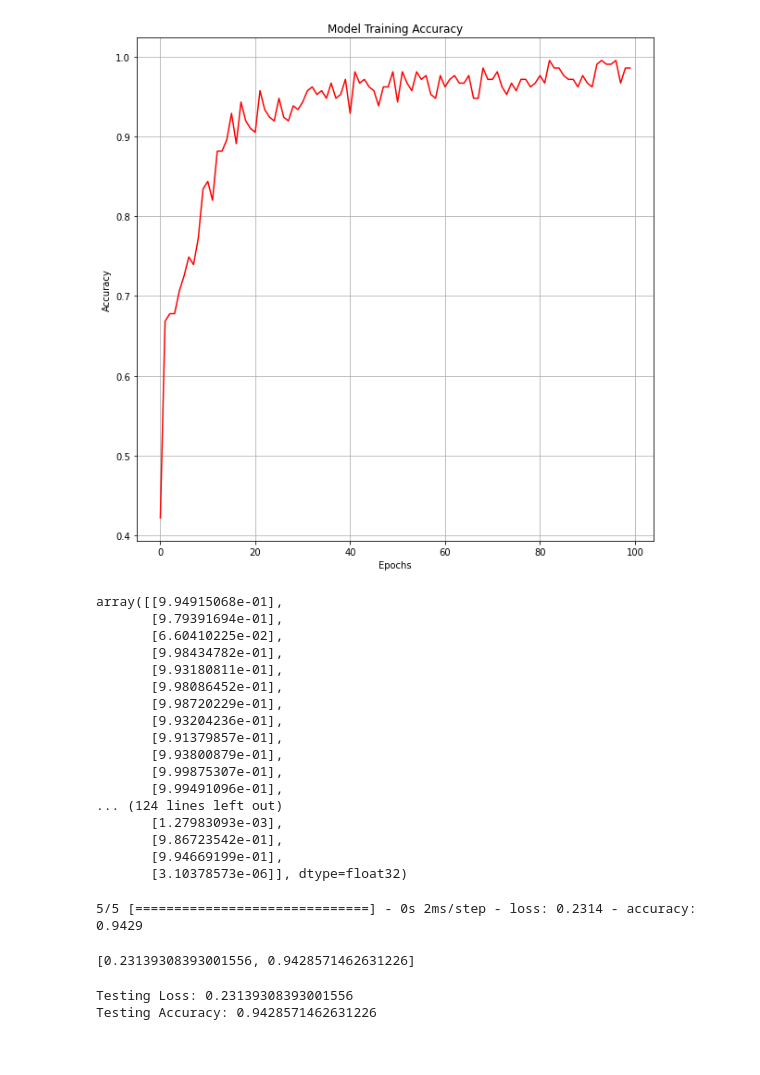
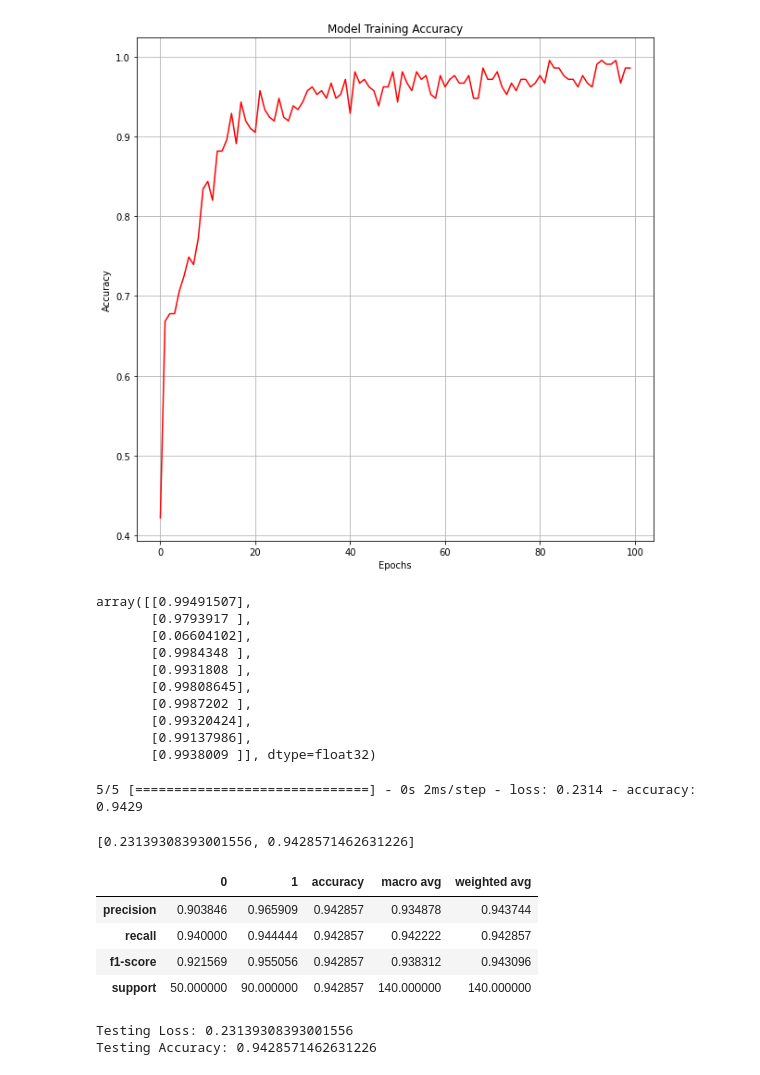
Before and after one commit to SyedHuzaifa007/PIAIC-Deep-Learning-Assignment, a Jupyter notebook: Ionosphere_Assignment.ipynb, the cells around one changed output. Cells and saved outputs as stored; diff of their text form; code cells hidden in the pictures.

```diff
--- a/Ionosphere_Assignment.ipynb
+++ b/Ionosphere_Assignment.ipynb
@@ -365,26 +387,18 @@ plt.show()
 # %%
 # Making Predictions On Test Data
 predictions = model.predict(test_data)
+predictions[:10]
+# %% [output]
+array([[0.99491507],
+       [0.9793917 ],
+       [0.06604102],
+       [0.9984348 ],
+       [0.9931808 ],
+       [0.99808645],
+       [0.9987202 ],
+       [0.99320424],
+       [0.99137986],
+       [0.9938009 ]], dtype=float32)
-# %%
-predictions
-# %% [output]
-array([[9.94915068e-01],
-       [9.79391694e-01],
-       [6.60410225e-02],
-       [9.98434782e-01],
-       [9.93180811e-01],
-       [9.98086452e-01],
-       [9.98720229e-01],
-       [9.93204236e-01],
-       [9.91379857e-01],
-       [9.93800879e-01],
-       [9.99875307e-01],
-       [9.99491096e-01],
-... (124 lines left out)
-       [1.27983093e-03],
-       [9.86723542e-01],
-       [9.94669199e-01],
-       [3.10378573e-06]], dtype=float32)
 # %%
 # Testing Model On Test Data
 testing = model.evaluate(test_data, test_labels)
@@ -392,4 +406,17 @@ testing
 # %% [output]
 5/5 [==============================] - 0s 2ms/step - loss: 0.2314 - accuracy: 0.9429
 [0.23139308393001556, 0.9428571462631226]
+# %%
+# Making Classification Report
+from sklearn.metrics import classification_report
+model_classification_report = classification_report(test_labels, predictions.round(), output_dict=True)
+# %%
+classification_report_df = pd.DataFrame(model_classification_report)
+classification_report_df
+# %% [output]
+|  | 0 | 1 | accuracy | macro avg | weighted avg |
+| precision | 0.903846 | 0.965909 | 0.942857 | 0.934878 | 0.943744 |
+| recall | 0.940000 | 0.944444 | 0.942857 | 0.942222 | 0.942857 |
+| f1-score | 0.921569 | 0.955056 | 0.942857 | 0.938312 | 0.943096 |
+| support | 50.000000 | 90.000000 | 0.942857 | 140.000000 | 140.000000 |
 # %%
```
Also changed, not shown: parts of 10 cells of this notebook.
